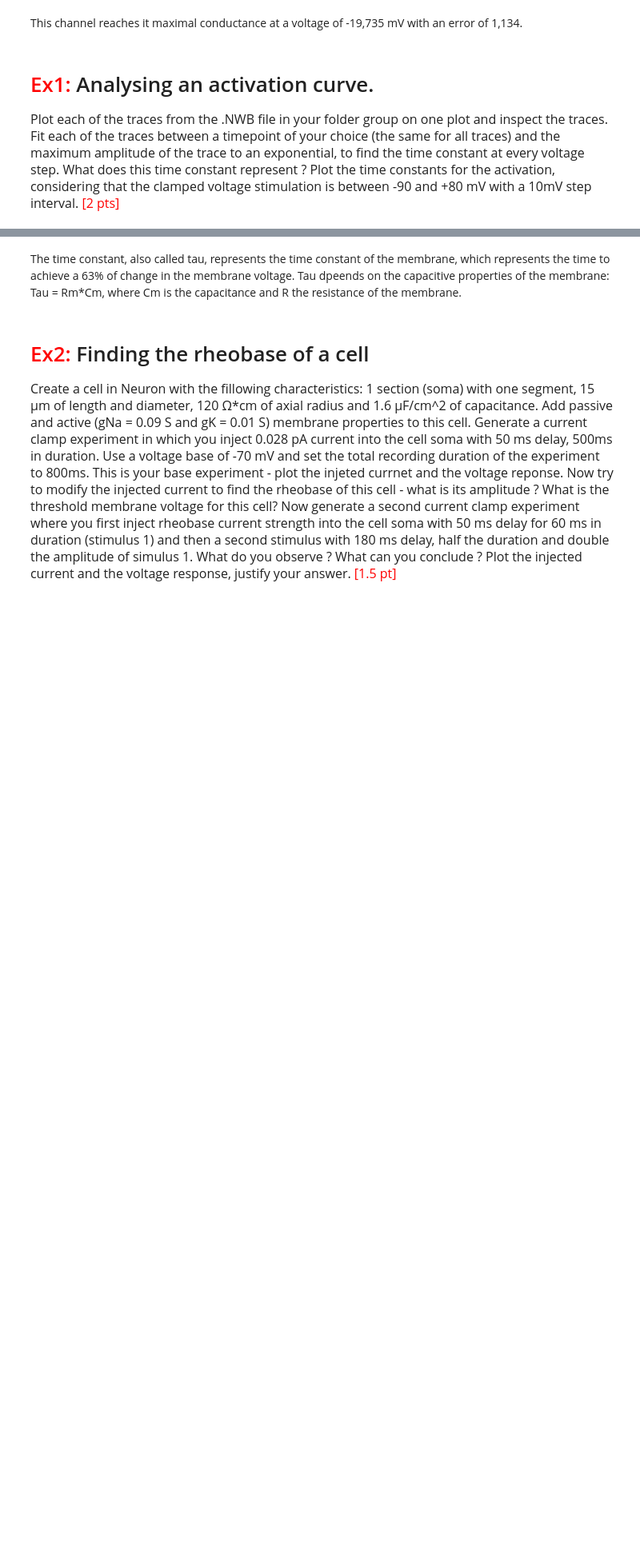
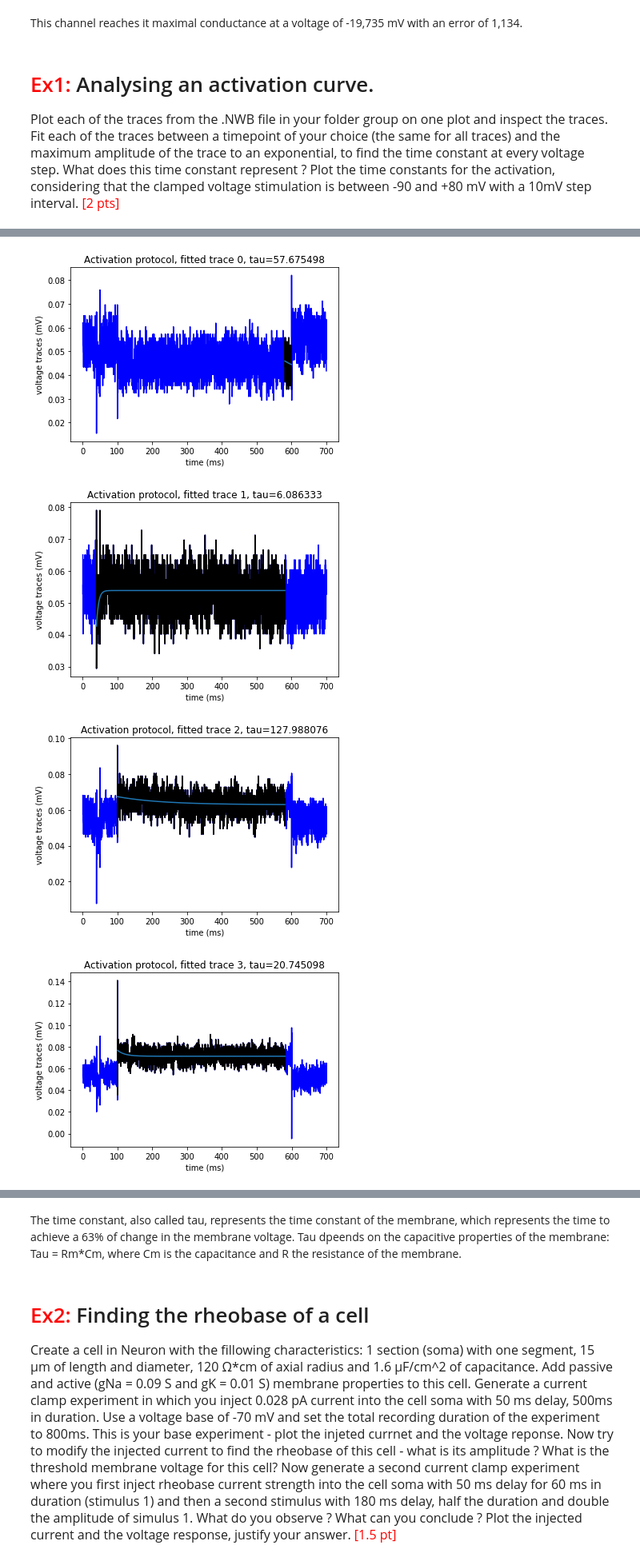
Before and after one commit to AlbrechtAlice/In-Silico-Neuroscience, a Jupyter notebook: Week3_HomeWork.ipynb, the cells around one changed output, grey strips where cells are left out. Shown at 80% size. Cells and saved outputs as stored; diff of their text form; code cells hidden in the pictures; blank space fills up the shorter version.

```diff
--- a/Week3_HomeWork.ipynb
+++ b/Week3_HomeWork.ipynb
@@ -74,40 +68,0 @@ data_path = 'data/rCell7518.nwb'
-# %%
-# plot the traces from nwb file and get the traces and corresponding time vectors
-def plotDataFiles(nwbFile, protocolName, repID):
-    ''' Function .....
-    :param nwbFile: the data path to file
-    :param protocolName: protocol name defined in the data file
-    :param repID: protocol repetition number
-    :param byTraces: if true, represent each trace in one figure'''
-
-    # Open the file
-    open_data = h5py.File(nwbFile, 'r')
-
-    # Select on strings what do we want for ploting
-    string_data = '/acquisition/timeseries/'+ protocolName + '/repetitions/repetition' + repID +'/data'
-    string_xinterval = '/acquisition/timeseries/'+ protocolName + '/repetitions/repetition' + repID +'/x_interval'
-    string_xstart = '/acquisition/timeseries/'+ protocolName + '/repetitions/repetition' + repID +'/x_start'
-
-    # safe on different variables
-    data = open_data[(string_data)]
-    x_interval = open_data[(string_xinterval)]
-    x_start = open_data[(string_xstart)]
-
-    # create time vector in ms
-    nRow, nCol = data.shape
-    x_end = x_start[0] + x_interval[0]*(float(nRow - 1))
-    time = np.linspace(x_start[0], x_end, nRow)*1000
-
-    # way 1: all the traces in one figure
-    plt.figure()
-    plt.title('%s protocol' %protocolName)
-    plt.ylabel('voltage traces (mV)')
-    plt.xlabel('time (ms)')
-    plt.plot(time, data, 'b')
-    plt.show()
-
-    # return the traces and the time vector
-    return data, time
-# %%
-# Call the previous function and plot the Activation curves
-data, time = plotDataFiles(data_path, 'Activation', '1')
@@ -191,0 +157,7 @@ plt.grid(True)
+# %%
+plotDataFiles(data_path, 'Activation', '1', plotTraces=True)
+# %% [output]
+[figure, added]
+[figure, added]
+[figure, added]
+[figure, added]
```
Also changed, not shown: parts of 8 cells of this notebook.
